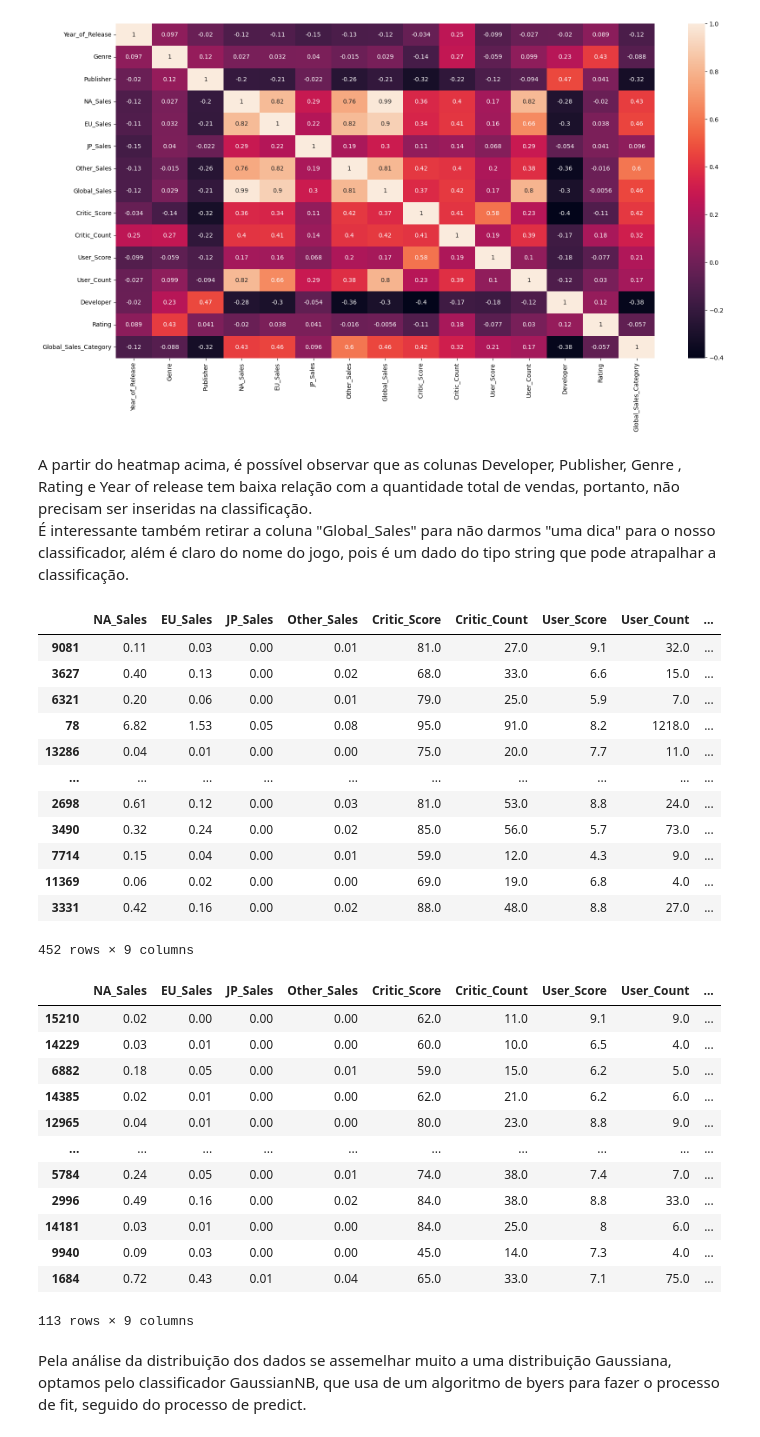
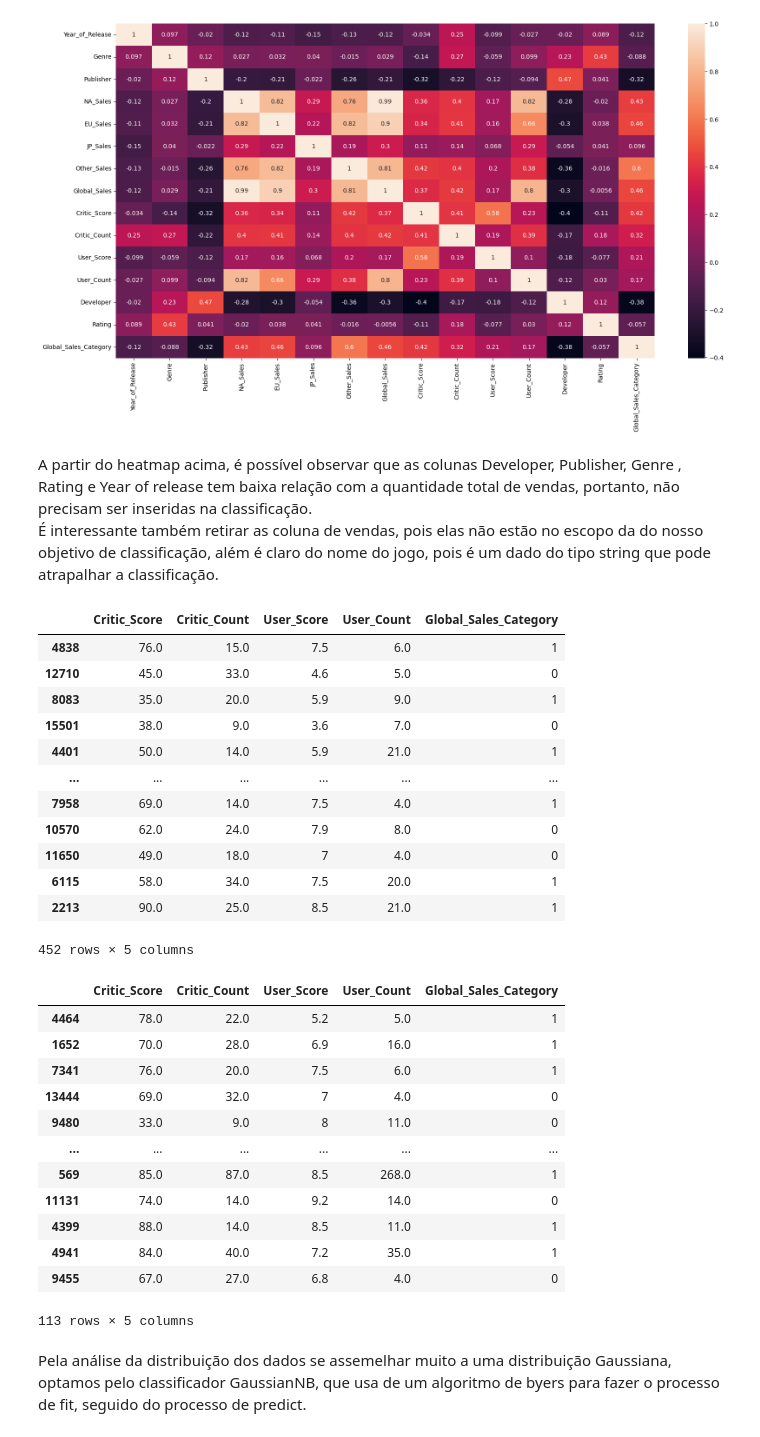
Before and after one commit to VyniMarques/Projeto_C318, a Jupyter notebook: main.ipynb, the cells around one changed output. Saved outputs shown, nothing was run; the diff lists cells and outputs as text; code cells hidden in the pictures.

```diff
--- a/main.ipynb
+++ b/main.ipynb
@@ -602,45 +622,47 @@ sns.heatmap(dfPCnoName.corr(), annot=True)
 [figure]
 # %% [markdown]
 A partir do heatmap acima, é possível observar que as colunas Developer, Publisher, Genre , Rating e Year of release tem baixa relação com a quantidade total de vendas, portanto, não precisam ser inseridas na classificação.\
-É interessante também retirar a coluna "Global_Sales" para não darmos "uma dica" para o nosso classificador, além é claro do nome do jogo, pois é um dado do tipo string que pode atrapalhar a classificação.
+É interessante também retirar as coluna de vendas, pois elas não estão no escopo da do nosso objetivo de classificação, além é claro do nome do jogo, pois é um dado do tipo string que pode atrapalhar a classificação.
 # %%
-dfPCSelected = dfPC.drop(columns=['Developer','Publisher','Genre','Rating','Year_of_Release', 'Global_Sales','Name'])
+dfPCSelected = dfPC.drop(columns=['Developer','Publisher','Genre','Rating','Year_of_Release',
+                                   'Global_Sales','Name','NA_Sales','EU_Sales', 'JP_Sales','Other_Sales'])
 
-train, test = train_test_split(dfPCSelected, test_size = 0.2, random_state = 42)
+
+train, test = train_test_split(dfPCSelected, test_size = 0.2, random_state = 69)
 x_train = train.drop(columns='Global_Sales_Category')
 y_train = train['Global_Sales_Category']
 x_test = test.drop(columns='Global_Sales_Category')
 y_test = test['Global_Sales_Category']
 
 display(train)
 display(test)
 # %% [output]
-|  | NA_Sales | EU_Sales | JP_Sales | Other_Sales | Critic_Score | Critic_Count | User_Score | User_Count | ... |
-| 9081 | 0.11 | 0.03 | 0.00 | 0.01 | 81.0 | 27.0 | 9.1 | 32.0 | ... |
-| 3627 | 0.40 | 0.13 | 0.00 | 0.02 | 68.0 | 33.0 | 6.6 | 15.0 | ... |
-| 6321 | 0.20 | 0.06 | 0.00 | 0.01 | 79.0 | 25.0 | 5.9 | 7.0 | ... |
-| 78 | 6.82 | 1.53 | 0.05 | 0.08 | 95.0 | 91.0 | 8.2 | 1218.0 | ... |
-| 13286 | 0.04 | 0.01 | 0.00 | 0.00 | 75.0 | 20.0 | 7.7 | 11.0 | ... |
-| ... | ... | ... | ... | ... | ... | ... | ... | ... | ... |
-| 2698 | 0.61 | 0.12 | 0.00 | 0.03 | 81.0 | 53.0 | 8.8 | 24.0 | ... |
-| 3490 | 0.32 | 0.24 | 0.00 | 0.02 | 85.0 | 56.0 | 5.7 | 73.0 | ... |
-| 7714 | 0.15 | 0.04 | 0.00 | 0.01 | 59.0 | 12.0 | 4.3 | 9.0 | ... |
-| 11369 | 0.06 | 0.02 | 0.00 | 0.00 | 69.0 | 19.0 | 6.8 | 4.0 | ... |
-| 3331 | 0.42 | 0.16 | 0.00 | 0.02 | 88.0 | 48.0 | 8.8 | 27.0 | ... |
+|  | Critic_Score | Critic_Count | User_Score | User_Count | Global_Sales_Category |
+| 4838 | 76.0 | 15.0 | 7.5 | 6.0 | 1 |
+| 12710 | 45.0 | 33.0 | 4.6 | 5.0 | 0 |
+| 8083 | 35.0 | 20.0 | 5.9 | 9.0 | 1 |
+| 15501 | 38.0 | 9.0 | 3.6 | 7.0 | 0 |
+| 4401 | 50.0 | 14.0 | 5.9 | 21.0 | 1 |
+| ... | ... | ... | ... | ... | ... |
+| 7958 | 69.0 | 14.0 | 7.5 | 4.0 | 1 |
+| 10570 | 62.0 | 24.0 | 7.9 | 8.0 | 0 |
+| 11650 | 49.0 | 18.0 | 7 | 4.0 | 0 |
+| 6115 | 58.0 | 34.0 | 7.5 | 20.0 | 1 |
+| 2213 | 90.0 | 25.0 | 8.5 | 21.0 | 1 |
-452 rows × 9 columns
+452 rows × 5 columns
-|  | NA_Sales | EU_Sales | JP_Sales | Other_Sales | Critic_Score | Critic_Count | User_Score | User_Count | ... |
-| 15210 | 0.02 | 0.00 | 0.00 | 0.00 | 62.0 | 11.0 | 9.1 | 9.0 | ... |
-| 14229 | 0.03 | 0.01 | 0.00 | 0.00 | 60.0 | 10.0 | 6.5 | 4.0 | ... |
-| 6882 | 0.18 | 0.05 | 0.00 | 0.01 | 59.0 | 15.0 | 6.2 | 5.0 | ... |
-| 14385 | 0.02 | 0.01 | 0.00 | 0.00 | 62.0 | 21.0 | 6.2 | 6.0 | ... |
-| 12965 | 0.04 | 0.01 | 0.00 | 0.00 | 80.0 | 23.0 | 8.8 | 9.0 | ... |
-| ... | ... | ... | ... | ... | ... | ... | ... | ... | ... |
-| 5784 | 0.24 | 0.05 | 0.00 | 0.01 | 74.0 | 38.0 | 7.4 | 7.0 | ... |
-| 2996 | 0.49 | 0.16 | 0.00 | 0.02 | 84.0 | 38.0 | 8.8 | 33.0 | ... |
-| 14181 | 0.03 | 0.01 | 0.00 | 0.00 | 84.0 | 25.0 | 8 | 6.0 | ... |
-| 9940 | 0.09 | 0.03 | 0.00 | 0.00 | 45.0 | 14.0 | 7.3 | 4.0 | ... |
-| 1684 | 0.72 | 0.43 | 0.01 | 0.04 | 65.0 | 33.0 | 7.1 | 75.0 | ... |
+|  | Critic_Score | Critic_Count | User_Score | User_Count | Global_Sales_Category |
+| 4464 | 78.0 | 22.0 | 5.2 | 5.0 | 1 |
+| 1652 | 70.0 | 28.0 | 6.9 | 16.0 | 1 |
+| 7341 | 76.0 | 20.0 | 7.5 | 6.0 | 1 |
+| 13444 | 69.0 | 32.0 | 7 | 4.0 | 0 |
+| 9480 | 33.0 | 9.0 | 8 | 11.0 | 0 |
+| ... | ... | ... | ... | ... | ... |
+| 569 | 85.0 | 87.0 | 8.5 | 268.0 | 1 |
+| 11131 | 74.0 | 14.0 | 9.2 | 14.0 | 0 |
+| 4399 | 88.0 | 14.0 | 8.5 | 11.0 | 1 |
+| 4941 | 84.0 | 40.0 | 7.2 | 35.0 | 1 |
+| 9455 | 67.0 | 27.0 | 6.8 | 4.0 | 0 |
-113 rows × 9 columns
+113 rows × 5 columns
 # %% [markdown]
 Pela análise da distribuição dos dados se assemelhar muito a uma distribuição Gaussiana, optamos pelo classificador GaussianNB, que usa de um algoritmo de byers para fazer o processo de fit, seguido do processo de predict.
 # %%
```
Also changed, not shown: parts of 10 cells of this notebook.
